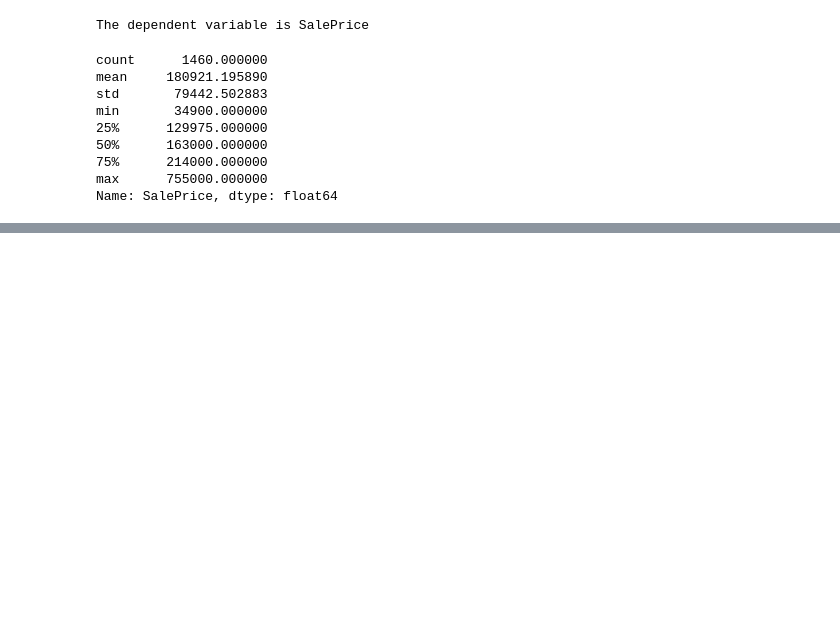
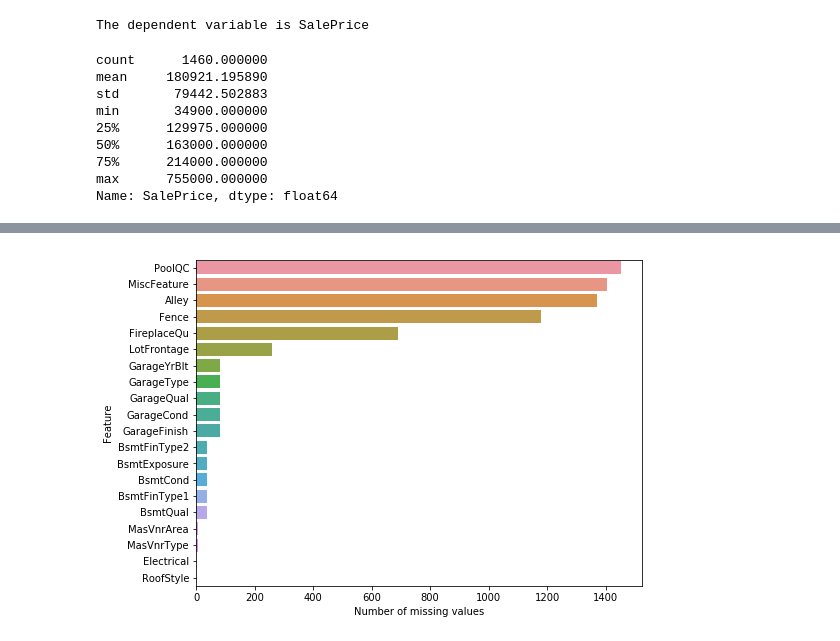
Before and after one commit to pradeep-krishnan/ML_regression_houseprice, a Jupyter notebook: houseprice.ipynb, the cells around one changed output, grey strips where cells are left out. Cells and saved outputs as stored; diff of their text form; code cells hidden in the pictures; blank space fills up the shorter version.

```diff
--- a/houseprice.ipynb
+++ b/houseprice.ipynb
@@ -137,0 +117,7 @@ Dependent variable is: SalePrice
+# %%
+plt.figure(figsize=(8,6))
+train_missing = train.isnull().sum(axis=0).sort_values(ascending=False).reset_index().head(20)
+train_missing.columns = ['Feature', 'Number of missing values']
+ax = sns.barplot(x="Number of missing values", y="Feature", data=train_missing)
+# %% [output]
+[figure, added]
```
Also changed, not shown: parts of 10 cells of this notebook.
